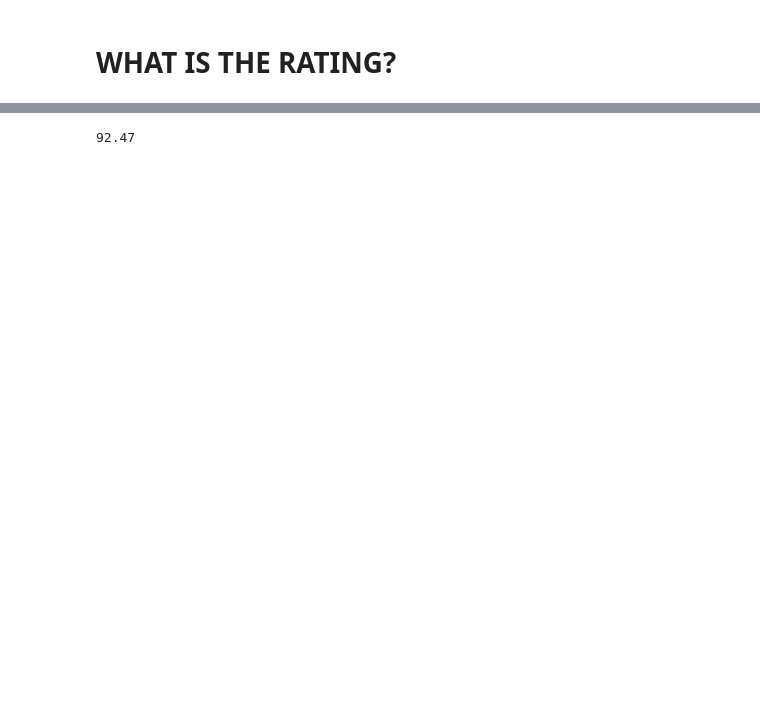
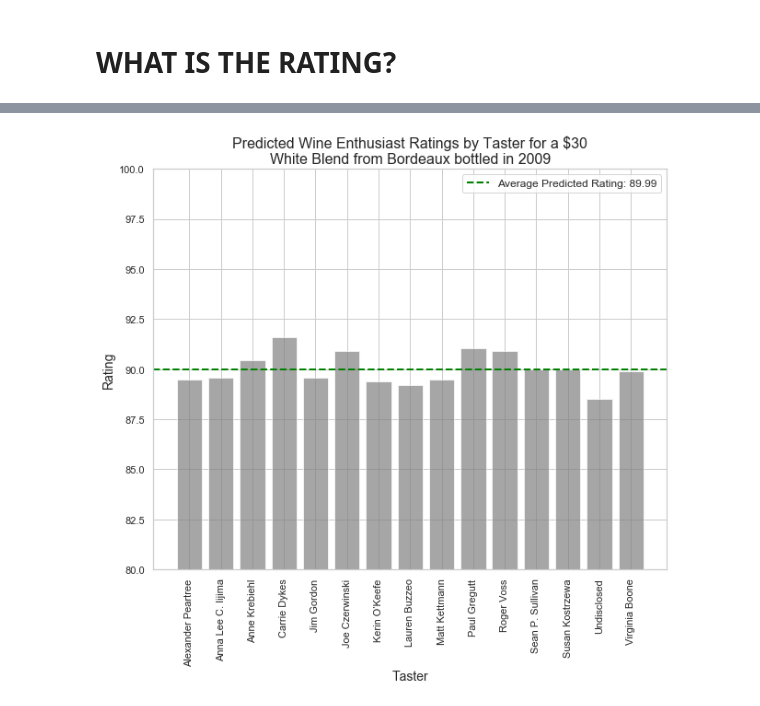
Before and after one commit to jprinfret/wine_reviews, a Jupyter notebook: prediction_model.ipynb, the cells around one changed output, grey strips where cells are left out. Saved outputs shown, nothing was run; the diff lists cells and outputs as text; code cells hidden in the pictures; blank space fills up the shorter version.

Commit message:
final model

```diff
--- a/prediction_model.ipynb
+++ b/prediction_model.ipynb
@@ -1,13 +1,17 @@
 # %%
 import pandas as pd
 import numpy as np
-
 import nbimporter
 from helper import *
-
+%run helper.ipynb
+from model import *
+%run model.ipynb
+import wines as w
+wines = w.wines
+from sklearn.linear_model import Ridge
 import matplotlib.pyplot as plt
 %matplotlib inline
-
-from sklearn import linear_model
+import seaborn as sns
+sns.set(style='whitegrid')
 # %% [output]
 Importing Jupyter notebook from helper.ipynb
@@ -44,3 +18,0 @@ X = df.drop(['points'], axis=1)
-# %%
-reg = linear_model.LinearRegression()
-model = reg.fit(X, y)
@@ -136,3 +25,3 @@ Where is your wine from?: california
 # %%
-g = input("What type of grape?: ")
+g = input("What type of wine?: ")
 # %% [output]
@@ -148,4 +37,4 @@ How much does it cost?: 10000
 # %%
-generate_prediction(model, generate_wine_codes(wines, p, g, int(v), int(m)))
+generate_prediction(model, wines, p, g, int(v), int(m))
 # %% [output]
-92.47
+[figure, added]
```
Also changed, not shown: parts of 8 cells of this notebook, 3 other files.
